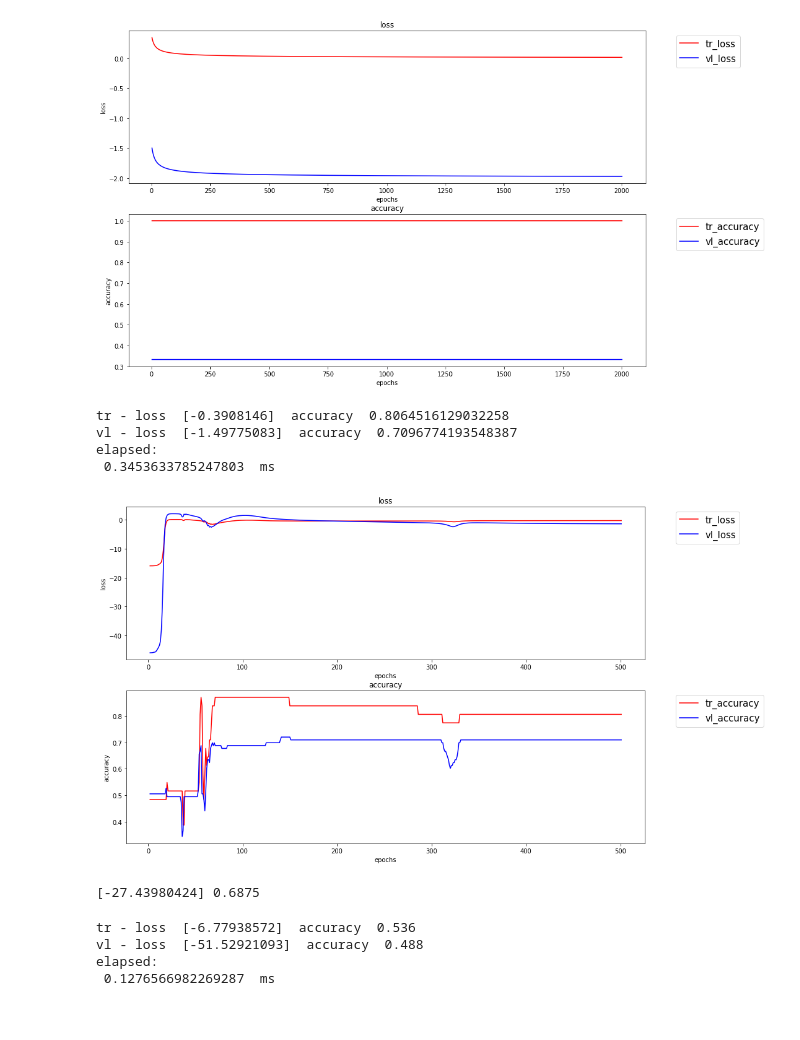
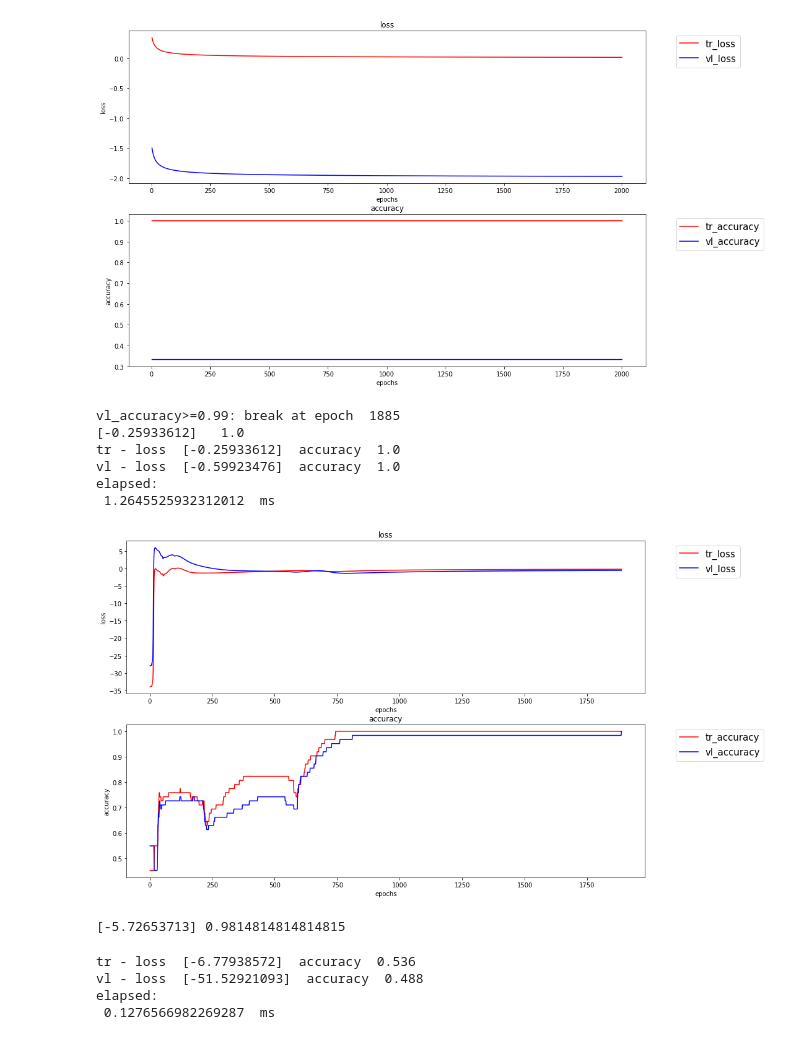
Before and after one commit to deRemo/NNLib, a Jupyter notebook: nn.ipynb, the cells around one changed output. Drawn from its saved outputs; the diff is of its cells as text; code cells hidden in the pictures.

Commit message:
>modified import (added skl.metrics) >earlier stopping at vl_accuracy>=0.99

```diff
--- a/nn.ipynb
+++ b/nn.ipynb
@@ -157,7 +158,7 @@ class NeuralNetwork:
                 vl_losses.append(vl_loss)
                 vl_accuracies.append(vl_accuracy)
 
-                if vl_accuracy >= 0.9:
+                if vl_accuracy >= 0.99:
                     print("vl_accuracy>=0.99: break at epoch ", i)
                     print(tr_loss, " ", tr_accuracy)
                     running = False
@@ -217,7 +218,7 @@ class NeuralNetwork:
 
     def get_accuracy(self, output, targets):
         rounded = np.around(output)
-        return skl.metrics.accuracy_score(targets, rounded)
+        return skl_metrics.accuracy_score(targets, rounded)
         #accuracy = (rounded.size - np.count_nonzero(rounded))/rounded.size
         #return accuracy
 
@@ -296,21 +297,23 @@ test_targets = np.genfromtxt("/home/remo/anaconda3/notebooks/ML/monks1-test.txt"
 # %%
 nn = NeuralNetwork()
 nn.add_layer('dense', 10, 'sigmoid', train_set.shape[1]) #input layer
 nn.add_layer('dense', 10, 'sigmoid')
 nn.add_layer('dense', 1, 'sigmoid')
 
-nn.fit(train_set, train_targets, 0.1, test_size=0.75, epochs=500) #0.1 0.01 1 10
+nn.fit(train_set, train_targets, 0.05, test_size=0.5, epochs=2000) #lr=0.05 test_size=0.5 epochs=2000
 # %% [output]
-tr - loss  [-0.3908146]  accuracy  0.8064516129032258
-vl - loss  [-1.49775083]  accuracy  0.7096774193548387
+vl_accuracy>=0.99: break at epoch  1885
+[-0.25933612]   1.0
+tr - loss  [-0.25933612]  accuracy  1.0
+vl - loss  [-0.59923476]  accuracy  1.0
 elapsed:
- 0.3453633785247803  ms
+ 1.2645525932312012  ms
-[figure, old version]
+[figure, new version]
 # %%
 l,a = nn.evaluate(test_set, test_targets.T)
 print(l, a)
 # %% [output]
-[-27.43980424] 0.6875
+[-5.72653713] 0.9814814814814815
 # %%
 dataset, targets = make_moons(n_samples=1000)
 targets=targets.reshape(1, targets.size)
```
Also changed, not shown: parts of 3 cells of this notebook.
